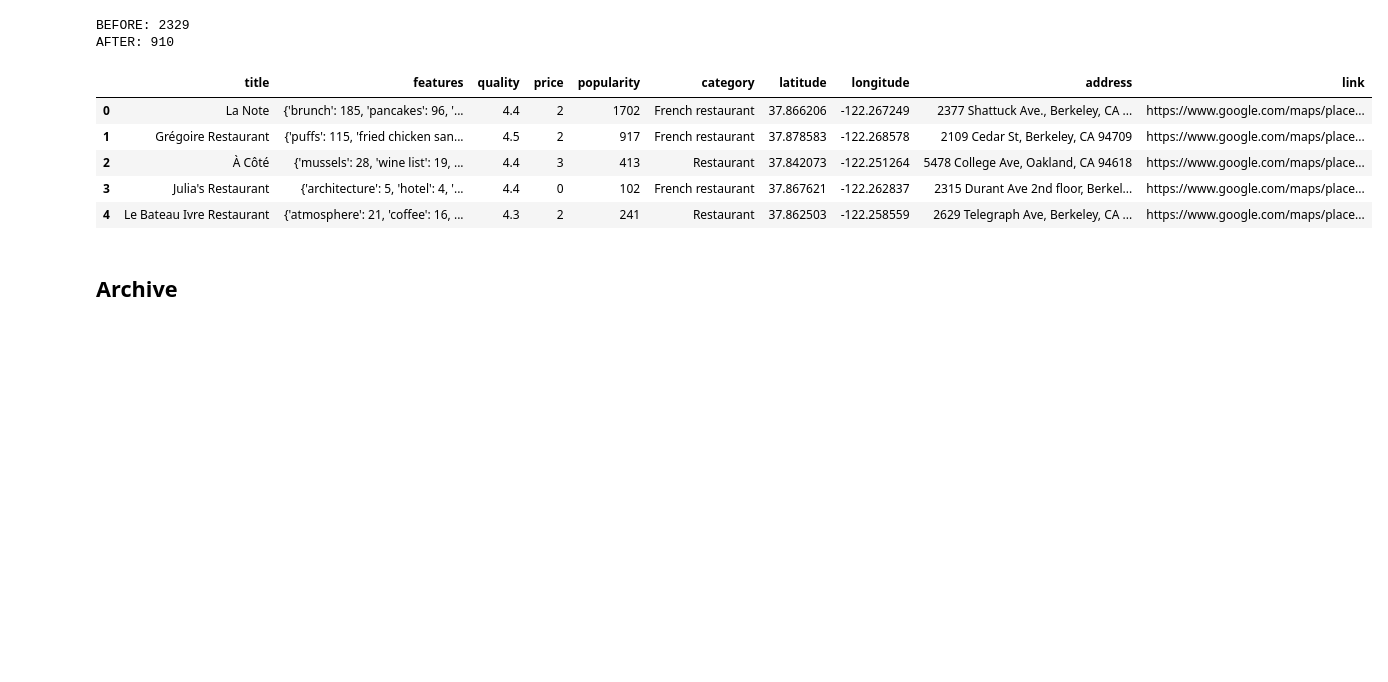
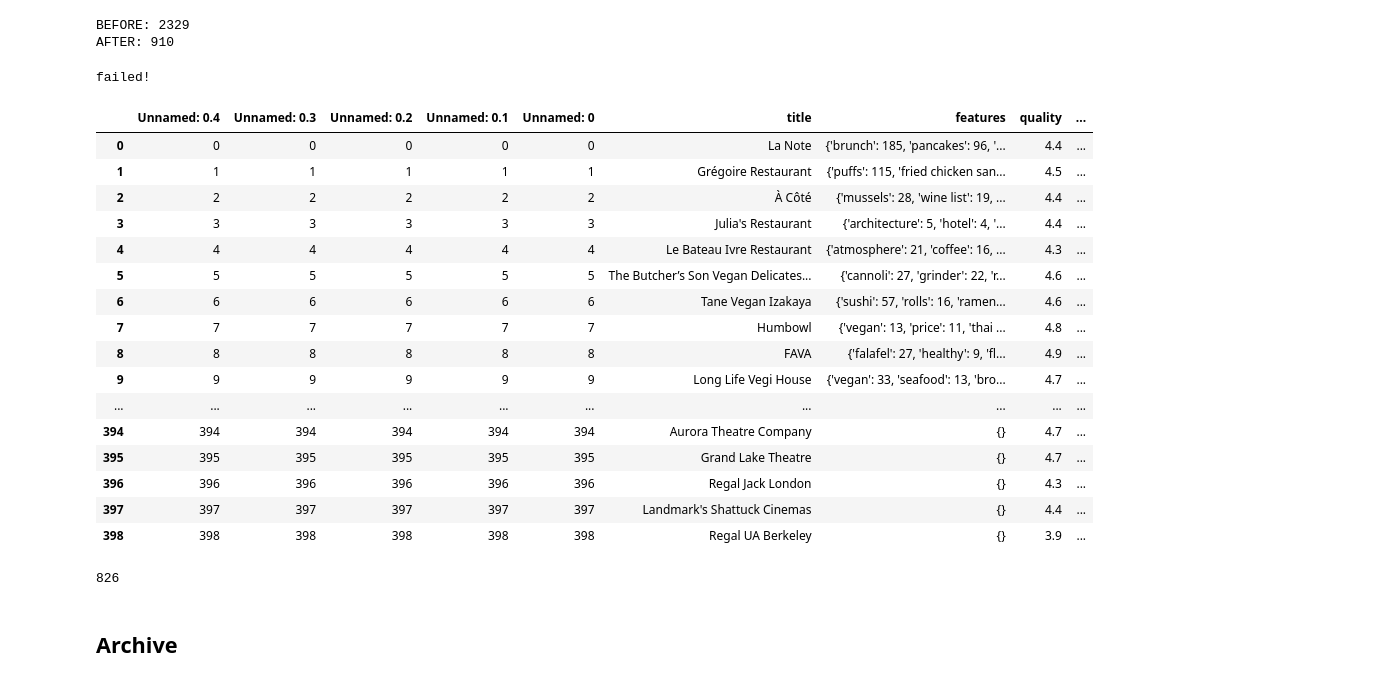
Before and after one commit to callaunchpad/neural-navigator, a Jupyter notebook: Data/get_data_features.ipynb, the cells around one changed output. Saved outputs shown, nothing was run; the diff lists cells and outputs as text; code cells hidden in the pictures; blank space fills up the shorter version.

```diff
--- a/Data/get_data_features.ipynb
+++ b/Data/get_data_features.ipynb
@@ -327,29 +311,72 @@ print("AFTER:", len(subset_short.index))
 | 4 | Le Bateau Ivre Restaurant | {} | 4.3 | 2 | 241 | Restaurant | 37.862503 | -122.258559 | 2629 Telegraph Ave, Berkeley, CA ... | https://www.google.com/maps/place... |
 BEFORE: 2329
 AFTER: 910
+# %%
+# Mid-process loading ~~~ SKIP if following feature collecting progressively
+
+subset_short = pd.read_csv("350_savepoint.csv")
 # %%
-# Iterate feature extraction full bay
+# Correcting missing cells ~~~ SKIP
 failed = []
 
-START_INDEX = 0
+START_INDEX = 364
 END_INDEX = len(subset_short)
 
 for index, row in tqdm(subset_short.iloc[START_INDEX:END_INDEX,:].iterrows()):
-    features = get_keywords(row['link'], 0)
-    try:
-        subset_short.loc[subset_short.index == index, 'features'] = [features]
-    except:
-        print("failed!")
-        failed.append(row['title'])
+    if type(row['link']) == str:
+        try:
+            features = get_keywords(row['link'], 0)
+            subset_short.loc[subset_short.index == index, 'features'] = [features]
+        except:
+            print("failed!")
+            failed.append(row['title'])
+    else:
+        print("no link!")
     if index % 50 == 0:
         subset_short.to_csv('{}_savepoint.csv'.format(index), index=True)
 print(failed)
+# %% [output]
+failed!
+# %%
+# Iterate feature extraction full bay
+failed = []
+
+START_INDEX = 300
+END_INDEX = len(subset_short)
+
+for index, row in tqdm(subset_short.iloc[START_INDEX:END_INDEX,:].iterrows()):
+    features = get_keywords(row['link'], 0)
+    try:
+        subset_short.loc[subset_short.index == index, 'features'] = [features]
+    except:
+        print("failed!")
+        failed.append(row['title'])
+    if index % 50 == 0:
+        subset_short.to_csv('{}_savepoint.csv'.format(index), index=True)
+print(failed)
 # %%
-subset_short.head()
+subset_short.head(400)
 # %% [output]
-|  | title | features | quality | price | popularity | category | latitude | longitude | address | link |
-| 0 | La Note | {'brunch': 185, 'pancakes': 96, '... | 4.4 | 2 | 1702 | French restaurant | 37.866206 | -122.267249 | 2377 Shattuck Ave., Berkeley, CA ... | https://www.google.com/maps/place... |
-| 1 | Grégoire Restaurant | {'puffs': 115, 'fried chicken san... | 4.5 | 2 | 917 | French restaurant | 37.878583 | -122.268578 | 2109 Cedar St, Berkeley, CA 94709 | https://www.google.com/maps/place... |
-| 2 | À Côté | {'mussels': 28, 'wine list': 19, ... | 4.4 | 3 | 413 | Restaurant | 37.842073 | -122.251264 | 5478 College Ave, Oakland, CA 94618 | https://www.google.com/maps/place... |
-| 3 | Julia's Restaurant | {'architecture': 5, 'hotel': 4, '... | 4.4 | 0 | 102 | French restaurant | 37.867621 | -122.262837 | 2315 Durant Ave 2nd floor, Berkel... | https://www.google.com/maps/place... |
-| 4 | Le Bateau Ivre Restaurant | {'atmosphere': 21, 'coffee': 16, ... | 4.3 | 2 | 241 | Restaurant | 37.862503 | -122.258559 | 2629 Telegraph Ave, Berkeley, CA ... | https://www.google.com/maps/place... |
+|  | Unnamed: 0.4 | Unnamed: 0.3 | Unnamed: 0.2 | Unnamed: 0.1 | Unnamed: 0 | title | features | quality | ... |
+| 0 | 0 | 0 | 0 | 0 | 0 | La Note | {'brunch': 185, 'pancakes': 96, '... | 4.4 | ... |
+| 1 | 1 | 1 | 1 | 1 | 1 | Grégoire Restaurant | {'puffs': 115, 'fried chicken san... | 4.5 | ... |
+| 2 | 2 | 2 | 2 | 2 | 2 | À Côté | {'mussels': 28, 'wine list': 19, ... | 4.4 | ... |
+| 3 | 3 | 3 | 3 | 3 | 3 | Julia's Restaurant | {'architecture': 5, 'hotel': 4, '... | 4.4 | ... |
+| 4 | 4 | 4 | 4 | 4 | 4 | Le Bateau Ivre Restaurant | {'atmosphere': 21, 'coffee': 16, ... | 4.3 | ... |
+| 5 | 5 | 5 | 5 | 5 | 5 | The Butcher’s Son Vegan Delicates... | {'cannoli': 27, 'grinder': 22, 'r... | 4.6 | ... |
+| 6 | 6 | 6 | 6 | 6 | 6 | Tane Vegan Izakaya | {'sushi': 57, 'rolls': 16, 'ramen... | 4.6 | ... |
+| 7 | 7 | 7 | 7 | 7 | 7 | Humbowl | {'vegan': 13, 'price': 11, 'thai ... | 4.8 | ... |
+| 8 | 8 | 8 | 8 | 8 | 8 | FAVA | {'falafel': 27, 'healthy': 9, 'fl... | 4.9 | ... |
+| 9 | 9 | 9 | 9 | 9 | 9 | Long Life Vegi House | {'vegan': 33, 'seafood': 13, 'bro... | 4.7 | ... |
+| ... | ... | ... | ... | ... | ... | ... | ... | ... | ... |
+| 394 | 394 | 394 | 394 | 394 | 394 | Aurora Theatre Company | {} | 4.7 | ... |
+| 395 | 395 | 395 | 395 | 395 | 395 | Grand Lake Theatre | {} | 4.7 | ... |
+| 396 | 396 | 396 | 396 | 396 | 396 | Regal Jack London | {} | 4.3 | ... |
+| 397 | 397 | 397 | 397 | 397 | 397 | Landmark's Shattuck Cinemas | {} | 4.4 | ... |
+| 398 | 398 | 398 | 398 | 398 | 398 | Regal UA Berkeley | {} | 3.9 | ... |
+# %%
+final_df = pd.read_csv("final_savepoint.csv")
+final_df = final_df.drop_duplicates('link', keep='first')
+len(final_df)
+# %% [output]
+826
```
Also changed, not shown: parts of 2 cells of this notebook, 6 other files.
